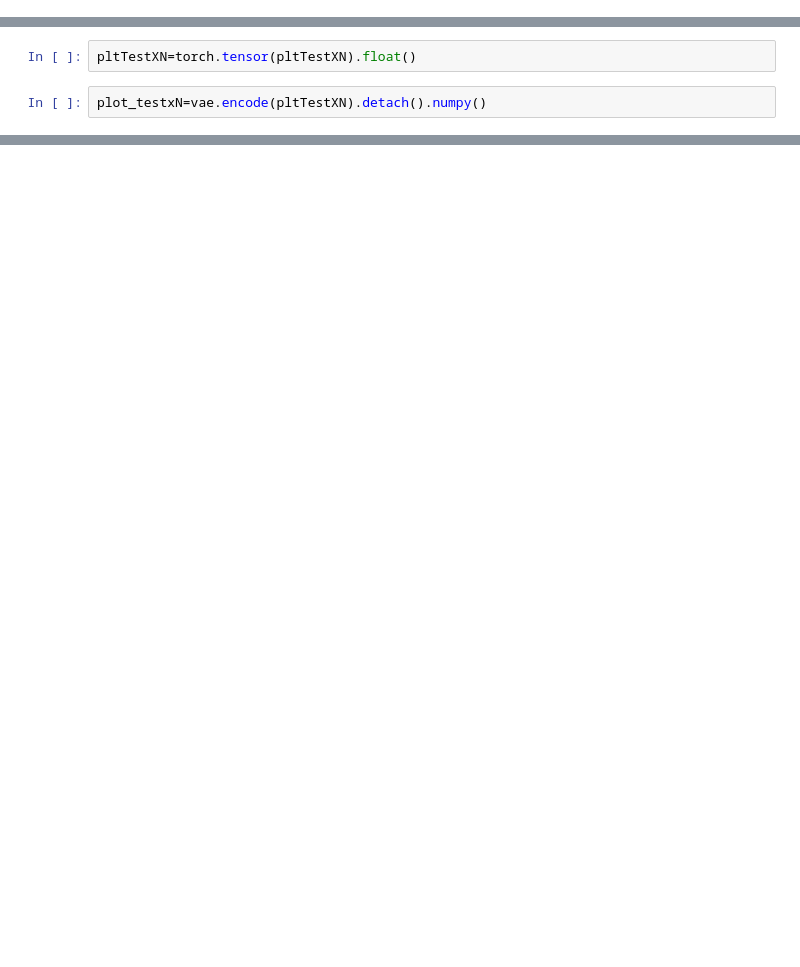
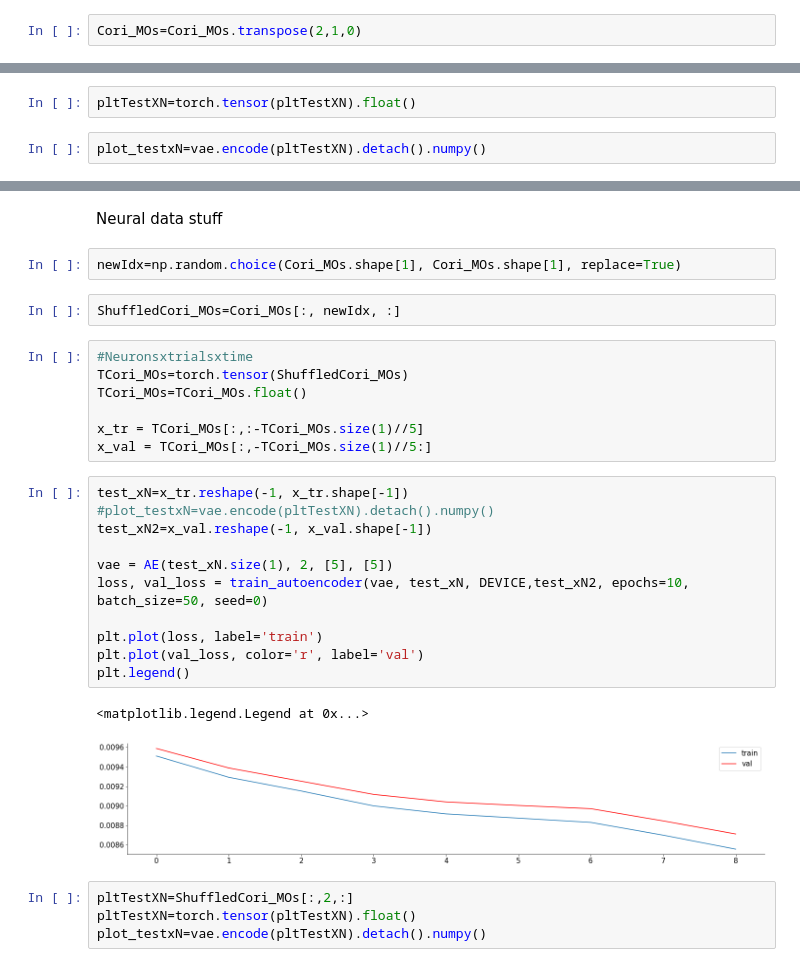
Before and after one commit to wanyuL/ReinforcementRats2021, a Jupyter notebook: ReinforcementRats_JupyterNotebook.ipynb, the cells around one changed output, grey strips where cells are left out. Cells and saved outputs as stored; diff of their text form; blank space fills up the shorter version.

```diff
--- a/ReinforcementRats_JupyterNotebook.ipynb
+++ b/ReinforcementRats_JupyterNotebook.ipynb
@@ -146,3 +149,5 @@ stackedForsman.shape
+# %%
+Cori_MOs=Cori_MOs.transpose(2,1,0)
 # %% [markdown]
 # Load toy neural data
 # %%
@@ -455,0 +489,31 @@ plt.plot(plot_testxN)
+# %% [markdown]
+Neural data stuff
+# %%
+newIdx=np.random.choice(Cori_MOs.shape[1], Cori_MOs.shape[1], replace=True)
+# %%
+ShuffledCori_MOs=Cori_MOs[:, newIdx, :]
+# %%
+#Neuronsxtrialsxtime
+TCori_MOs=torch.tensor(ShuffledCori_MOs)
+TCori_MOs=TCori_MOs.float()
+
+x_tr = TCori_MOs[:,:-TCori_MOs.size(1)//5]
+x_val = TCori_MOs[:,-TCori_MOs.size(1)//5:]
+# %%
+test_xN=x_tr.reshape(-1, x_tr.shape[-1])
+#plot_testxN=vae.encode(pltTestXN).detach().numpy()
+test_xN2=x_val.reshape(-1, x_val.shape[-1])
+
+vae = AE(test_xN.size(1), 2, [5], [5])
+loss, val_loss = train_autoencoder(vae, test_xN, DEVICE,test_xN2, epochs=10, batch_size=50, seed=0)
+
+plt.plot(loss, label='train')
+plt.plot(val_loss, color='r', label='val')
+plt.legend()
+# %% [output]
+<matplotlib.legend.Legend at 0x...>
+[figure, added]
+# %%
+pltTestXN=ShuffledCori_MOs[:,2,:]
+pltTestXN=torch.tensor(pltTestXN).float()
+plot_testxN=vae.encode(pltTestXN).detach().numpy()
```
Also changed, not shown: parts of 21 cells of this notebook.
